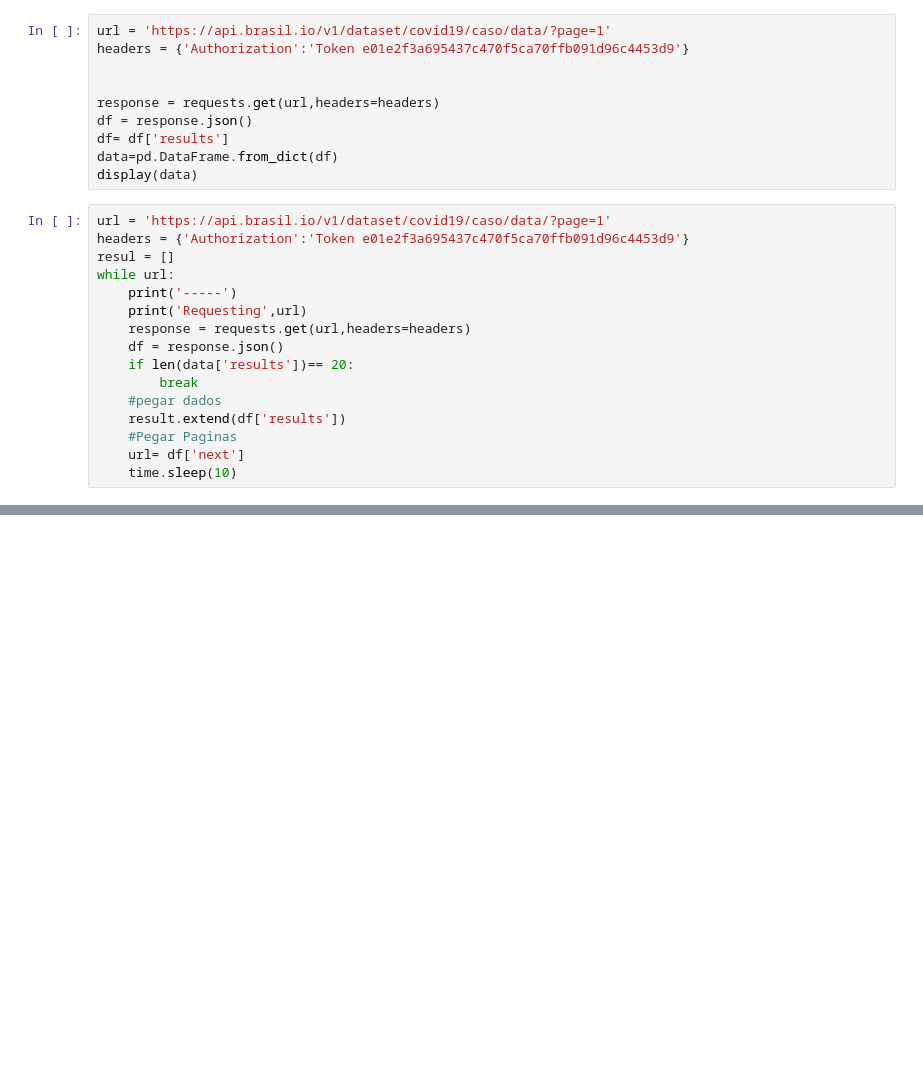
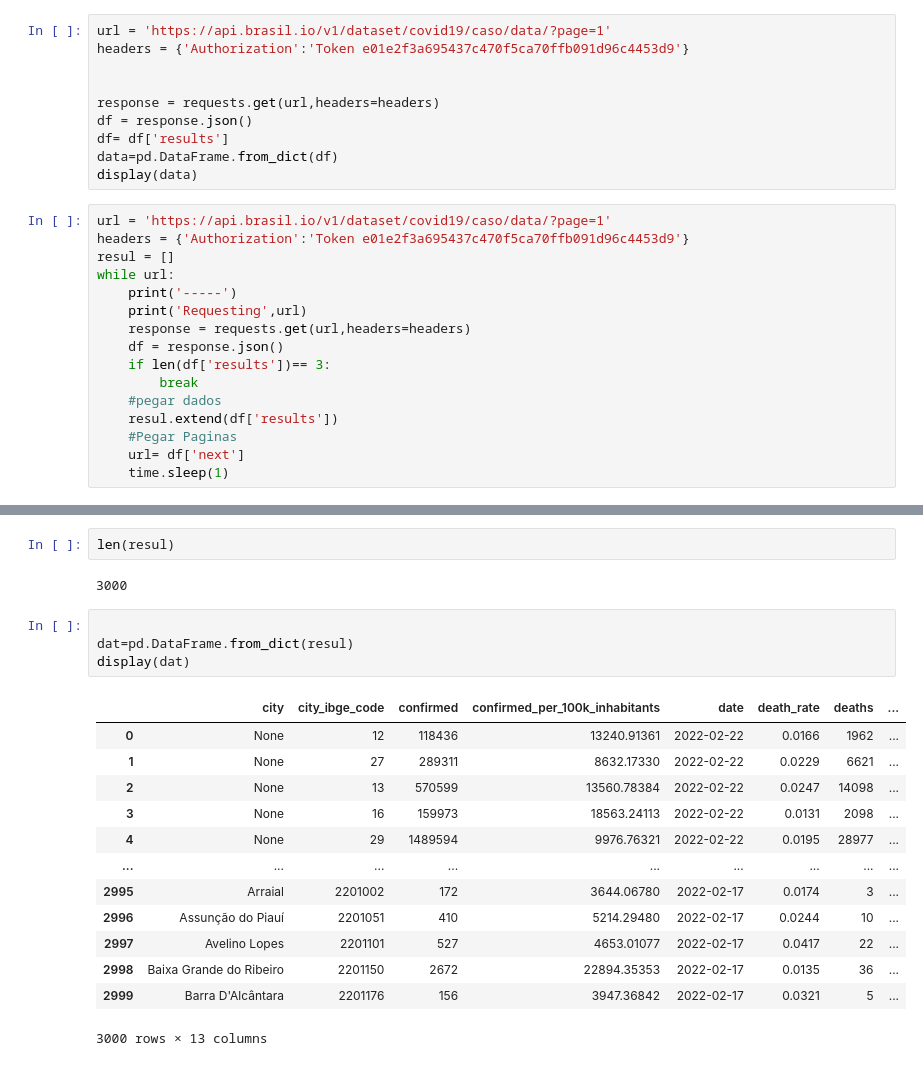
Before and after one commit to IgorSouzaDev/Python, a Jupyter notebook: API_Brasil_io_Covid.ipynb, the cells around one changed output, grey strips where cells are left out. Drawn from its saved outputs; the diff is of its cells as text; blank space fills up the shorter version.

```diff
--- a/API_Brasil_io_Covid.ipynb
+++ b/API_Brasil_io_Covid.ipynb
@@ -31,10 +33,10 @@ while url:
     print('Requesting',url)
     response = requests.get(url,headers=headers)
     df = response.json()
-    if len(data['results'])== 20:
+    if len(df['results'])== 3:
         break
     #pegar dados
-    result.extend(df['results'])
+    resul.extend(df['results'])
     #Pegar Paginas
     url= df['next']
-    time.sleep(10)
+    time.sleep(1)
@@ -40,0 +53,22 @@ while url:
+# %%
+len(resul)
+# %% [output]
+3000
+# %%
+
+dat=pd.DataFrame.from_dict(resul)
+display(dat)
+# %% [output]
+|  | city | city_ibge_code | confirmed | confirmed_per_100k_inhabitants | date | death_rate | deaths | ... |
+| 0 | None | 12 | 118436 | 13240.91361 | 2022-02-22 | 0.0166 | 1962 | ... |
+| 1 | None | 27 | 289311 | 8632.17330 | 2022-02-22 | 0.0229 | 6621 | ... |
+| 2 | None | 13 | 570599 | 13560.78384 | 2022-02-22 | 0.0247 | 14098 | ... |
+| 3 | None | 16 | 159973 | 18563.24113 | 2022-02-22 | 0.0131 | 2098 | ... |
+| 4 | None | 29 | 1489594 | 9976.76321 | 2022-02-22 | 0.0195 | 28977 | ... |
+| ... | ... | ... | ... | ... | ... | ... | ... | ... |
+| 2995 | Arraial | 2201002 | 172 | 3644.06780 | 2022-02-17 | 0.0174 | 3 | ... |
+| 2996 | Assunção do Piauí | 2201051 | 410 | 5214.29480 | 2022-02-17 | 0.0244 | 10 | ... |
+| 2997 | Avelino Lopes | 2201101 | 527 | 4653.01077 | 2022-02-17 | 0.0417 | 22 | ... |
+| 2998 | Baixa Grande do Ribeiro | 2201150 | 2672 | 22894.35353 | 2022-02-17 | 0.0135 | 36 | ... |
+| 2999 | Barra D'Alcântara | 2201176 | 156 | 3947.36842 | 2022-02-17 | 0.0321 | 5 | ... |
+3000 rows × 13 columns
```
Also changed, not shown: parts of 4 cells of this notebook.
